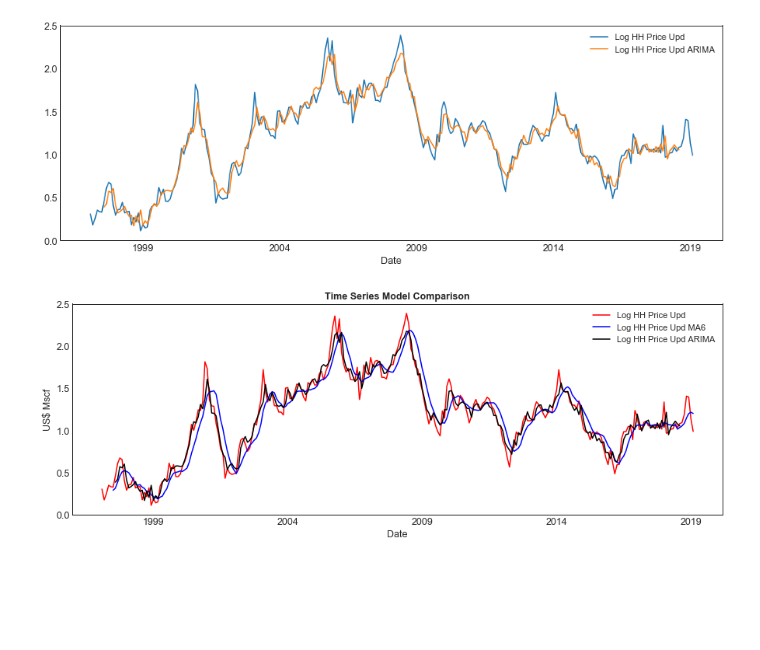
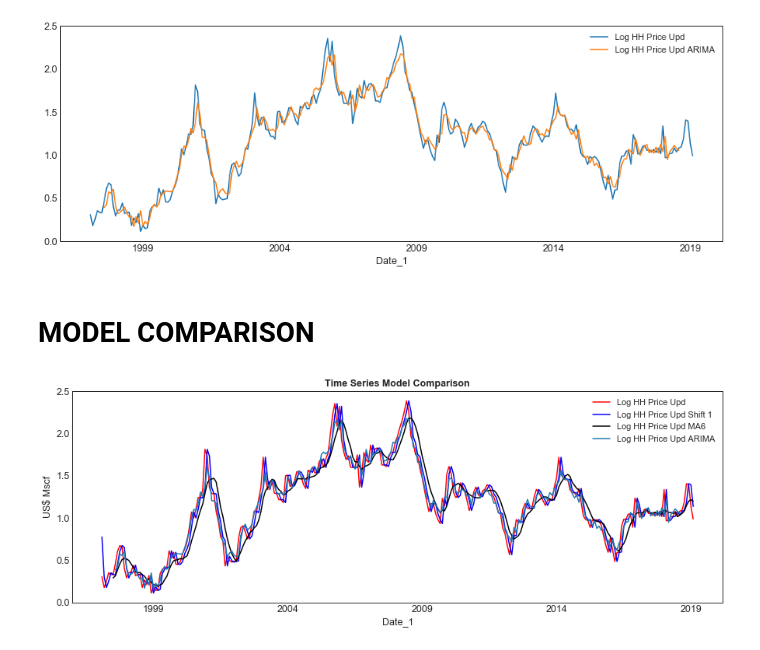
Before and after one commit to velmavasquez/Natural-Gas-Project, a Jupyter notebook: reports/Final Analysis.ipynb, the cells around one changed output. Saved outputs shown, nothing was run; the diff lists cells and outputs as text; code cells hidden in the pictures; blank space fills up the shorter version.

```diff
--- a/reports/Final Analysis.ipynb
+++ b/reports/Final Analysis.ipynb
@@ -517,7 +557,9 @@ Warnings:
 # %%
 df_HH["Date"] = pd.to_datetime(df_HH["Date"])
-df_HH = df_HH.set_index('Date')
-df_HH.head()
+df_HH["Date_1"] = df_HH["Date"]
+
+df_HH = df_HH.set_index('Date_1')
+#df_HH.head()
 
 #decomposition = seasonal_decompose(df_HH["Log HH Price Upd"], model = "multiplicative")
 decomposition = seasonal_decompose(df_HH["Log HH Price Upd"], model = "additive")
@@ -528,6 +570,8 @@ str_title = "Decomposition Model"
 #plt.title(str_title, fontweight="bold")
 FileName ="Figures-Presentation/" + str_title + ".png"
 plt.savefig(FileName)
+
+#df_HH.reset_index(drop=True)
 # %% [output]
 [figure]
 # %%
@@ -601,30 +649,32 @@ df_HH.plot(kind="line", y = ["Log HH Price Upd", "Log HH Price Upd ARIMA"])
 # %% [output]
 <matplotlib.axes._subplots.AxesSubplot at 0x...>
 [figure]
+# %% [markdown]
+# MODEL COMPARISON
 # %%
 large = 16; med = 12.5; small = 11
 params = {'axes.titlesize': med,
         'legend.fontsize': small,
         'figure.figsize': (15, 5),
         'axes.labelsize': med,
         'axes.titlesize': med,
         'xtick.labelsize': med,
         'ytick.labelsize': med,
         'figure.titlesize': large}
 plt.rcParams.update(params)
 plt.style.use('seaborn-whitegrid')
 sns.set_style("white")
 
 styles = ['r-','b',"k"]
-df_HH.plot(kind="line", y = ["Log HH Price Upd","Log HH Price Upd MA6","Log HH Price Upd ARIMA"],
+df_HH.plot(kind="line", y = ["Log HH Price Upd","Log HH Price Upd Shift 1","Log HH Price Upd MA6","Log HH Price Upd ARIMA"],
           style=styles)
 
 str_title = "Time Series Model Comparison"
 plt.title(str_title, fontweight="bold")
 FileName ="Figures-Presentation/" + str_title + ".png"
 plt.ylabel("US$ Mscf")
 plt.savefig(FileName)
 
 plt.show()
 # %% [output]
-[figure, old version]
+[figure, new version]
```
Also changed, not shown: parts of 17 cells of this notebook, 1 other file.
